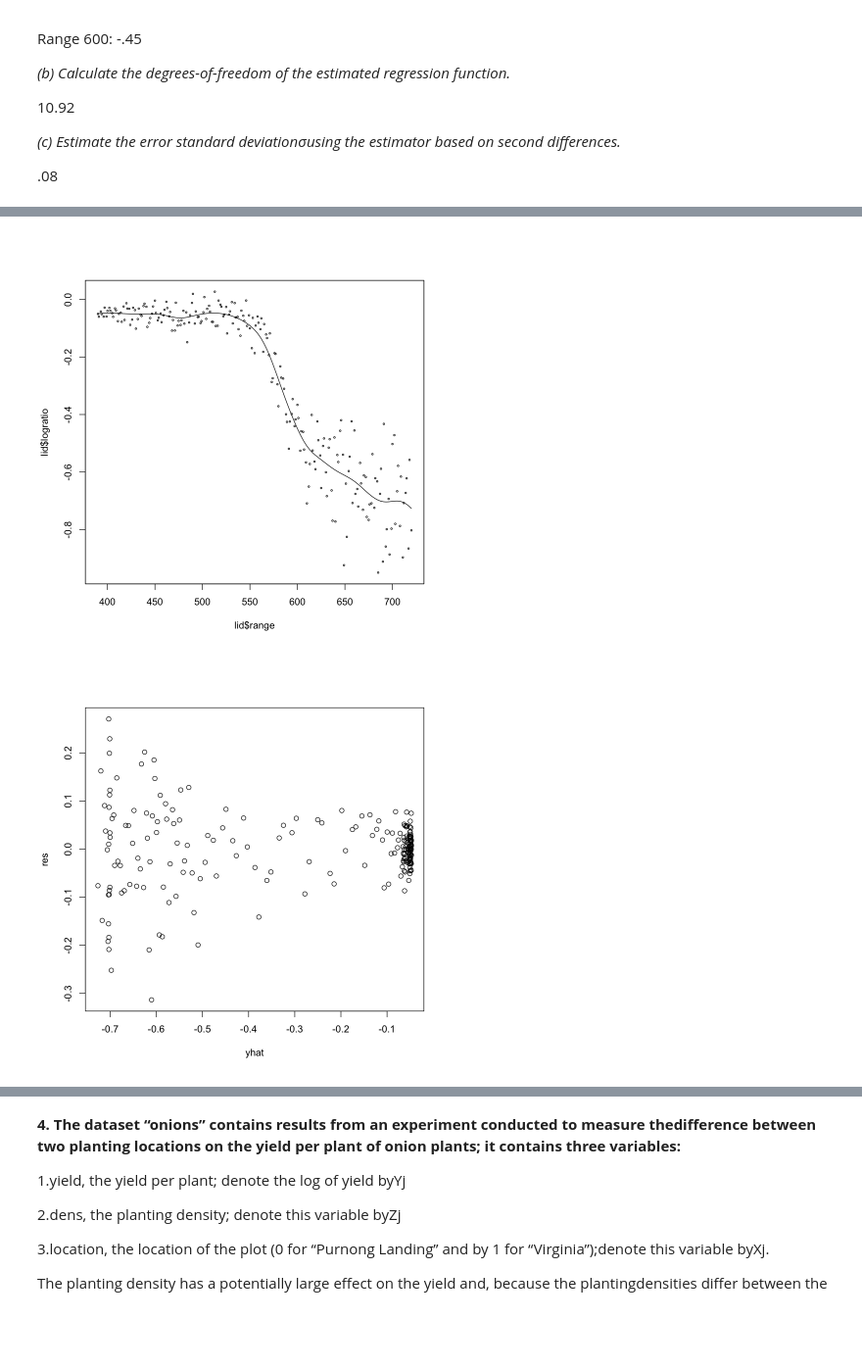
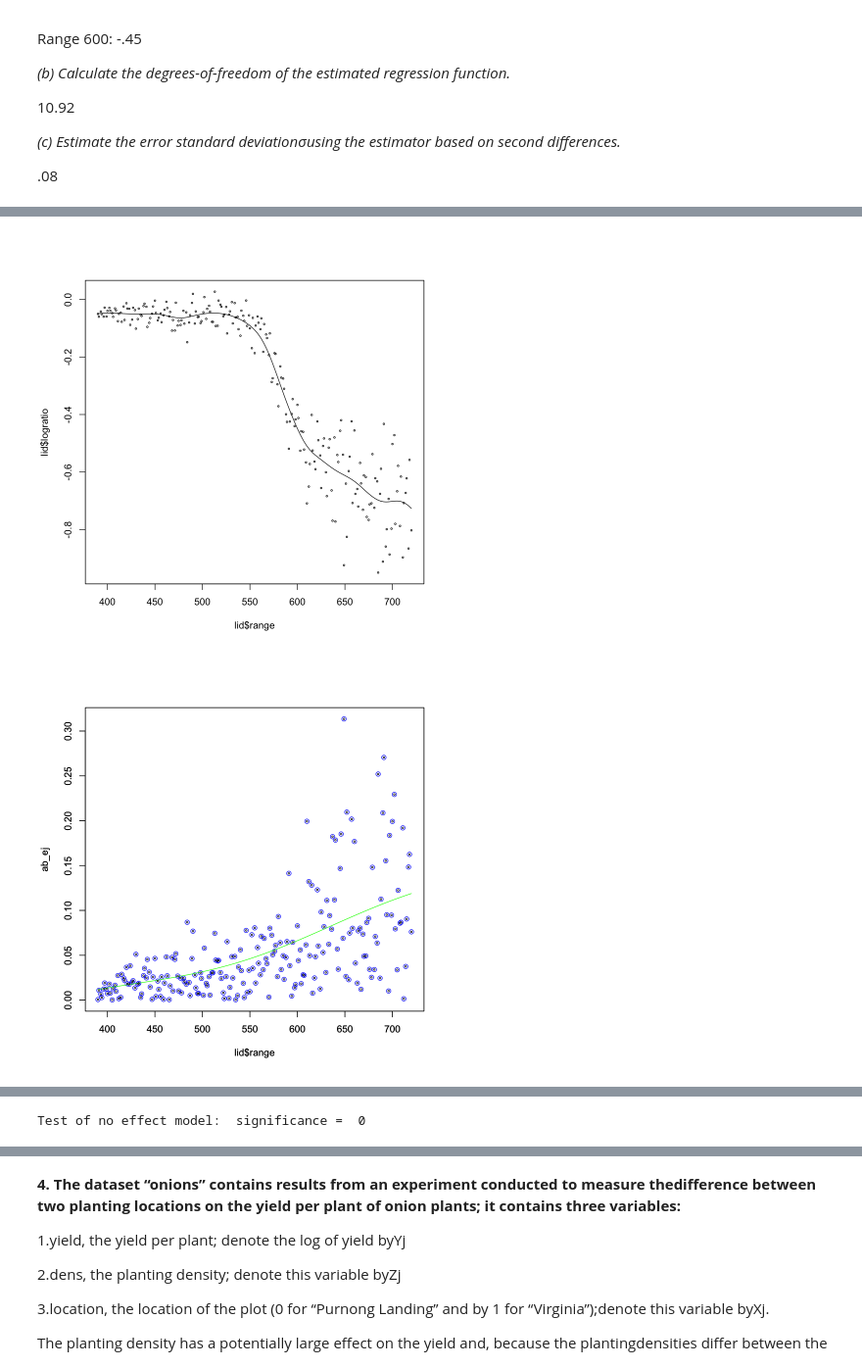
Before and after one commit to aporter1350/nonparametrics, a Jupyter notebook: code/Exam2.ipynb, the cells around one changed output, grey strips where cells are left out. Shown at 98% size. Drawn from its saved outputs; the diff is of its cells as text; code cells hidden in the pictures; blank space fills up the shorter version.

```diff
--- a/code/Exam2.ipynb
+++ b/code/Exam2.ipynb
@@ -62,8 +62,8 @@ Range 600: -.45
 
 .08
 # %%
-data_loc<-'/Users/Alexis/Documents/Spring2020/nonparametrics/data/lidar.csv'
-#data_loc<-'/Users/aporter1350/Documents/Courses/Spring2020/nonparametrics/data/lidar.csv'
+#data_loc<-'/Users/Alexis/Documents/Spring2020/nonparametrics/data/lidar.csv'
+data_loc<-'/Users/aporter1350/Documents/Courses/Spring2020/nonparametrics/data/lidar.csv'
 lid<-read.csv(data_loc)
 out=sm.regression(x=lid$range, y=lid$logratio, poly.index=0, method='cv', ngrid=100)
 #part a
@@ -111,13 +99,21 @@ $y
 # %%
 #part a
 mx=sm.regression(x=lid$range, y=lid$logratio, method='cv', eval.points=lid$range)$estimate
 sigma=sm.sigma(x=lid$range, y=lid$logratio)$estimate
 n <- dim(lid)[1]
 ej=lid$logratio-mx
+ab_ej=abs(ej)
 #part b
+plot(lid$range, ab_ej, col="blue")
+#part c
+#squiggle<-matrix(rnorm(221, mean=0, sd=1))
+#c=sum(abs(squiggle))
+par(new=TRUE)
+sm.regression(x=lid$range, y=ab_ej, method='cv', eval.points=lid$range, col="green")
 
-plot(mx, ej)
-#part c
+co=sm.regression(x=lid$range, y=ab_ej, method='cv', eval.points=lid$range)$estimate
+
+sm.regression(x=lid$range, y=co, method='cv', model="no effect")
 # %% [output]
 [figure]
-[figure, old version]
+[figure, new version]
@@ -123,0 +121 @@ plot(mx, ej)
+Test of no effect model:  significance =  0
```
Also changed, not shown: parts of 7 cells of this notebook, 2 other files.
